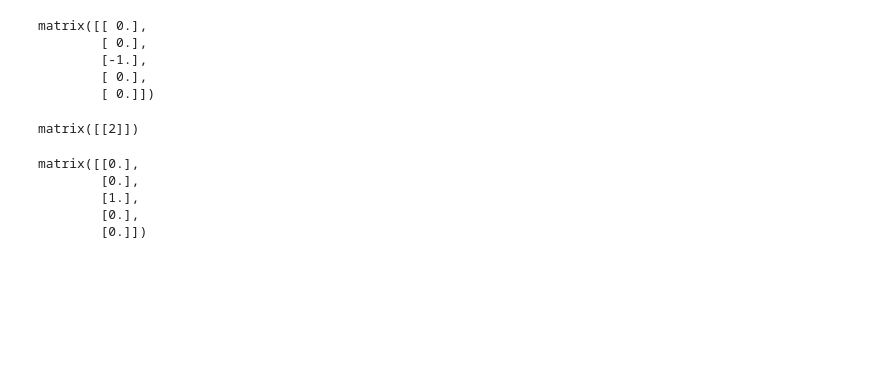
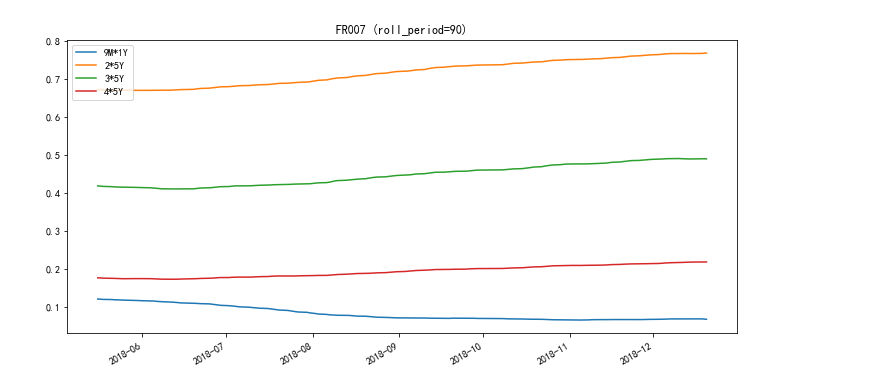
Before and after one commit to dxcv/my-strategies, a Jupyter notebook: strategy2/note.ipynb, the cells around one changed output. Cells and saved outputs as stored; diff of their text form; code cells hidden in the pictures; blank space fills up the shorter version.

```diff
--- a/strategy2/note.ipynb
+++ b/strategy2/note.ipynb
@@ -11,3 +13,7 @@ import matplotlib.pyplot as plt
+# %%
+w.start()
+mpl.rcParams['font.sans-serif'] = ['SimHei']
+plt.rcParams['axes.unicode_minus'] = False
 # %%
 class WindIrsData(object):
     """从WIND中提取利率互换收盘价数据"""
@@ -36,7 +42,7 @@ class WindIrsData(object):
             self.times = wData.Times
             self.data = wData.Data
             self.df = pd.DataFrame(list(zip(*self.data)), index=pd.to_datetime(self.times), columns=self.columns)
-            self.df.drop(self.outliers, inplace=True)
+            # self.df.drop(self.outliers, inplace=True)
         else:
             raise ValueError("{}".format(wData.ErrorCode))
 
@@ -87,13 +181,14 @@ class Stats(object):
         res = pd.DataFrame(res, index=pd.to_datetime(dts[roll_period:]), columns=["9M*1Y", "2*5Y", "3*5Y", "4*5Y"])
         return res
 # %%
-# w.start()
-# type = "SHIBOR3M"
-# stats = Stats(type)
-# df = stats.roll_params(90)
-# df.plot(figsize=(12, 6), title="{} (roll_period=90)".format(type))
-# plt.legend(loc="upper left")
-# plt.show()
+type = "FR007"
+stats = Stats(type, dt1=dtt.date(2018, 1, 1), dt2=dtt.date(2018, 12, 20), datasource="Wind")
+df = stats.roll_params(90)
+df.plot(figsize=(12, 6), title="{} (roll_period=90)".format(type))
+plt.legend(loc="upper left")
+plt.show()
+# %% [output]
+[figure, added]
 # %%
 class IrsModel(object):
     """IrsModel类用于创建对利率互换进行定价的模型，模型的主要原理是依据某个期限点的最新的市场合理报价与成交来确定其他
@@ -136,14 +257,0 @@ im.reset_R(R0)
-# %%
-b = np.matrix([0, 0, 1, 0, 0]).T
-im.receive(b)
-# %% [output]
-matrix([[ 0.],
-        [ 0.],
-        [-1.],
-        [ 0.],
-        [ 0.]])
-# %%
-index = b != 0
-R0[index]
-# %% [output]
-matrix([[2]])
@@ -152,8 +257,0 @@ z[i]=1
-# %%
-z
-# %% [output]
-matrix([[0.],
-        [0.],
-        [1.],
-        [0.],
-        [0.]])
```
Also changed, not shown: parts of 12 cells of this notebook, 1 other file.
